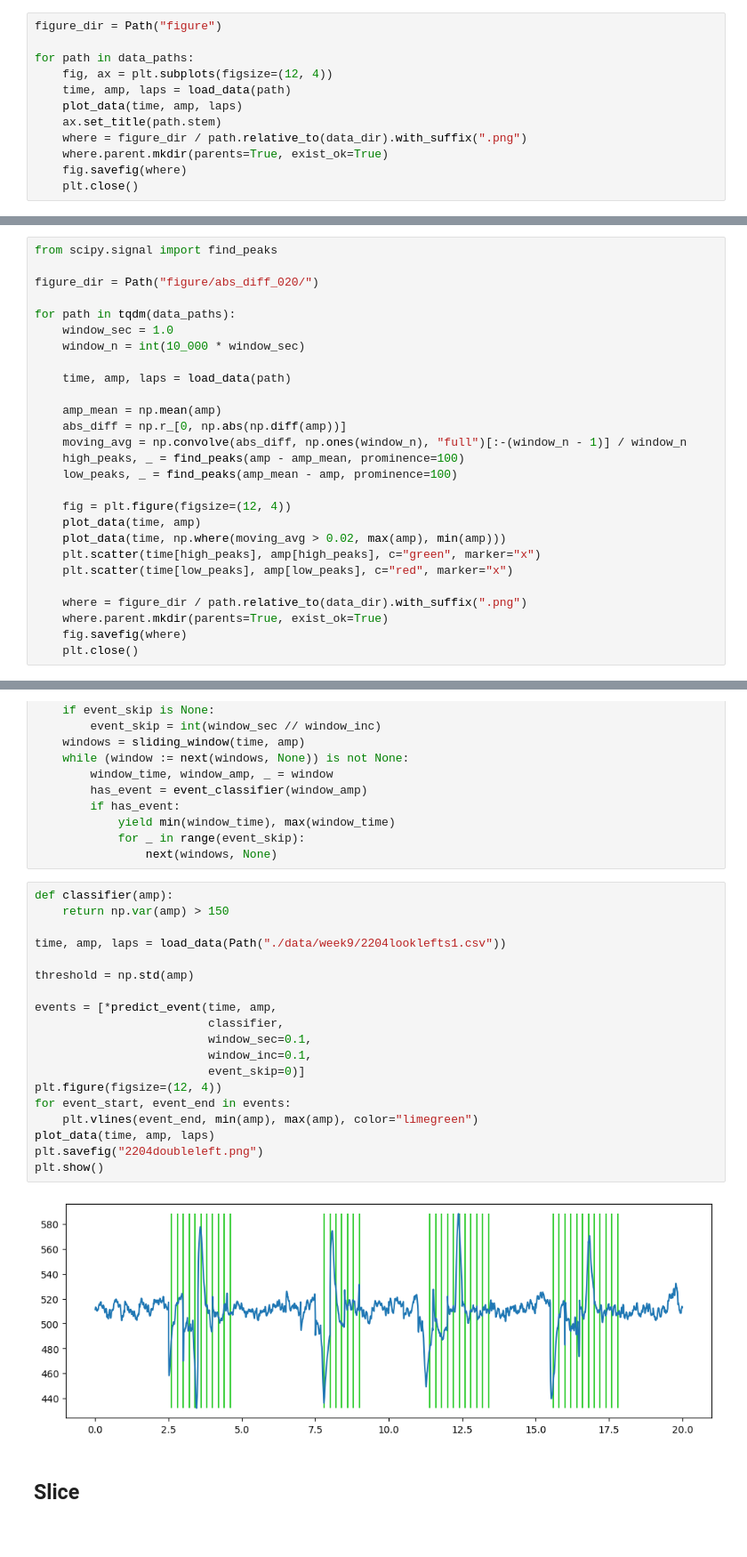
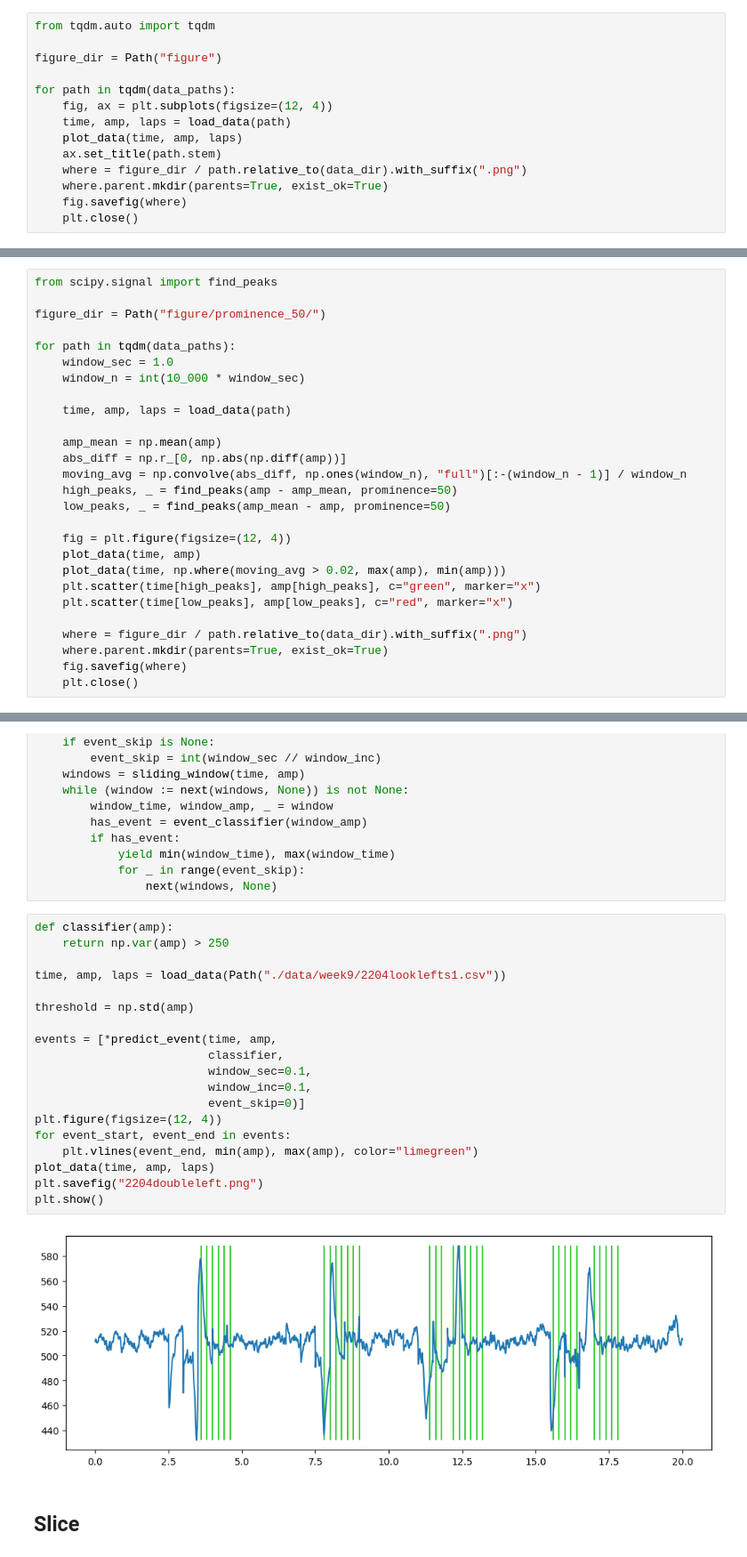
Before and after one commit to edward-ji/eyePlay, a Jupyter notebook: analysis/event.ipynb, the cells around one changed output, grey strips where cells are left out. Shown at 89% size. Drawn from its saved outputs; the diff is of its cells as text.

```diff
--- a/analysis/event.ipynb
+++ b/analysis/event.ipynb
@@ -69,9 +69,11 @@ def plot_data(time, amp, laps=None, /, ax=None):
         ax.vlines(laps, np.min(amp), np.max(amp),
                   color="red")
 # %%
+from tqdm.auto import tqdm
+
 figure_dir = Path("figure")
 
-for path in data_paths:
+for path in tqdm(data_paths):
     fig, ax = plt.subplots(figsize=(12, 4))
     time, amp, laps = load_data(path)
     plot_data(time, amp, laps)
@@ -87,7 +89,7 @@ for path in data_paths:
 # %%
 from scipy.signal import find_peaks
 
-figure_dir = Path("figure/abs_diff_020/")
+figure_dir = Path("figure/prominence_50/")
 
 for path in tqdm(data_paths):
     window_sec = 1.0
@@ -98,8 +100,8 @@ for path in tqdm(data_paths):
     amp_mean = np.mean(amp)
     abs_diff = np.r_[0, np.abs(np.diff(amp))]
     moving_avg = np.convolve(abs_diff, np.ones(window_n), "full")[:-(window_n - 1)] / window_n
-    high_peaks, _ = find_peaks(amp - amp_mean, prominence=100)
-    low_peaks, _ = find_peaks(amp_mean - amp, prominence=100)
+    high_peaks, _ = find_peaks(amp - amp_mean, prominence=50)
+    low_peaks, _ = find_peaks(amp_mean - amp, prominence=50)
 
     fig = plt.figure(figsize=(12, 4))
     plot_data(time, amp)
@@ -229,25 +231,25 @@ def predict_event(time, amp,
                 next(windows, None)
 # %%
 def classifier(amp):
-    return np.var(amp) > 150
+    return np.var(amp) > 250
 
 time, amp, laps = load_data(Path("./data/week9/2204looklefts1.csv"))
 
 threshold = np.std(amp)
 
 events = [*predict_event(time, amp,
                          classifier,
                          window_sec=0.1,
                          window_inc=0.1,
                          event_skip=0)]
 plt.figure(figsize=(12, 4))
 for event_start, event_end in events:
     plt.vlines(event_end, min(amp), max(amp), color="limegreen")
 plot_data(time, amp, laps)
 plt.savefig("2204doubleleft.png")
 plt.show()
 # %% [output]
-[figure, old version]
+[figure, new version]
 # %% [markdown]
 ## Slice
 # %%
```
Also changed, not shown: parts of 9 cells of this notebook.
